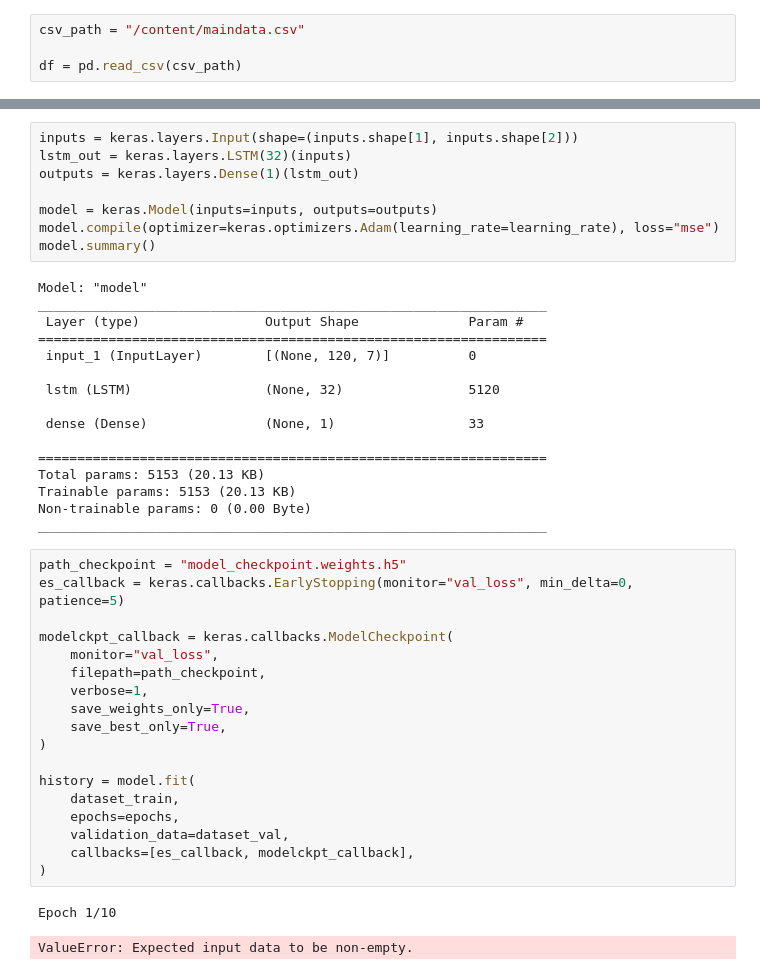
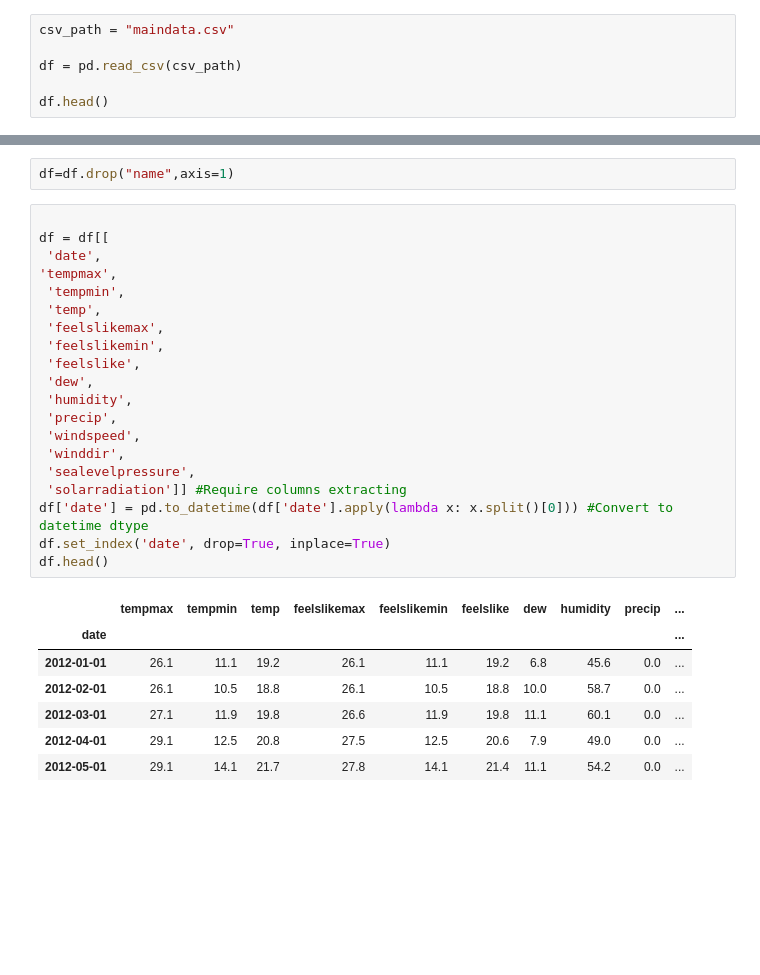
Before and after one commit to Henil21/Natural_Language_processing, a Jupyter notebook: time_series.ipynb, the cells around one changed output, grey strips where cells are left out. Cells and saved outputs as stored; diff of their text form; blank space fills up the shorter version.

```diff
--- a/time_series.ipynb
+++ b/time_series.ipynb
@@ -7,4 +25,6 @@ import keras
 # %%
-csv_path = "/content/maindata.csv"
+csv_path = "maindata.csv"
 
 df = pd.read_csv(csv_path)
+
+df.head()
@@ -164,45 +42,30 @@ Target shape: (256, 1)
-# %%
-inputs = keras.layers.Input(shape=(inputs.shape[1], inputs.shape[2]))
-lstm_out = keras.layers.LSTM(32)(inputs)
-outputs = keras.layers.Dense(1)(lstm_out)
-
-model = keras.Model(inputs=inputs, outputs=outputs)
-model.compile(optimizer=keras.optimizers.Adam(learning_rate=learning_rate), loss="mse")
-model.summary()
-# %% [output]
-Model: "model"
-_________________________________________________________________
- Layer (type)                Output Shape              Param #
-=================================================================
- input_1 (InputLayer)        [(None, 120, 7)]          0
-
- lstm (LSTM)                 (None, 32)                5120
-
- dense (Dense)               (None, 1)                 33
-
-=================================================================
-Total params: 5153 (20.13 KB)
-Trainable params: 5153 (20.13 KB)
-Non-trainable params: 0 (0.00 Byte)
-_________________________________________________________________
-# %%
-path_checkpoint = "model_checkpoint.weights.h5"
-es_callback = keras.callbacks.EarlyStopping(monitor="val_loss", min_delta=0, patience=5)
-
-modelckpt_callback = keras.callbacks.ModelCheckpoint(
-    monitor="val_loss",
-    filepath=path_checkpoint,
-    verbose=1,
-    save_weights_only=True,
-    save_best_only=True,
-)
-
-history = model.fit(
-    dataset_train,
-    epochs=epochs,
-    validation_data=dataset_val,
-    callbacks=[es_callback, modelckpt_callback],
-)
-# %% [output]
-Epoch 1/10
-ValueError: Expected input data to be non-empty.
+# %%
+df=df.drop("name",axis=1)
+# %%
+
+df = df[[
+ 'date',
+'tempmax',
+ 'tempmin',
+ 'temp',
+ 'feelslikemax',
+ 'feelslikemin',
+ 'feelslike',
+ 'dew',
+ 'humidity',
+ 'precip',
+ 'windspeed',
+ 'winddir',
+ 'sealevelpressure',
+ 'solarradiation']] #Require columns extracting
+df['date'] = pd.to_datetime(df['date'].apply(lambda x: x.split()[0])) #Convert to datetime dtype
+df.set_index('date', drop=True, inplace=True)
+df.head()
+# %% [output]
+|  | tempmax | tempmin | temp | feelslikemax | feelslikemin | feelslike | dew | humidity | precip | ... |
+| date |  |  |  |  |  |  |  |  |  | ... |
+| 2012-01-01 | 26.1 | 11.1 | 19.2 | 26.1 | 11.1 | 19.2 | 6.8 | 45.6 | 0.0 | ... |
+| 2012-02-01 | 26.1 | 10.5 | 18.8 | 26.1 | 10.5 | 18.8 | 10.0 | 58.7 | 0.0 | ... |
+| 2012-03-01 | 27.1 | 11.9 | 19.8 | 26.6 | 11.9 | 19.8 | 11.1 | 60.1 | 0.0 | ... |
+| 2012-04-01 | 29.1 | 12.5 | 20.8 | 27.5 | 12.5 | 20.6 | 7.9 | 49.0 | 0.0 | ... |
+| 2012-05-01 | 29.1 | 14.1 | 21.7 | 27.8 | 14.1 | 21.4 | 11.1 | 54.2 | 0.0 | ... |
```
Also changed, not shown: parts of 17 cells of this notebook.
